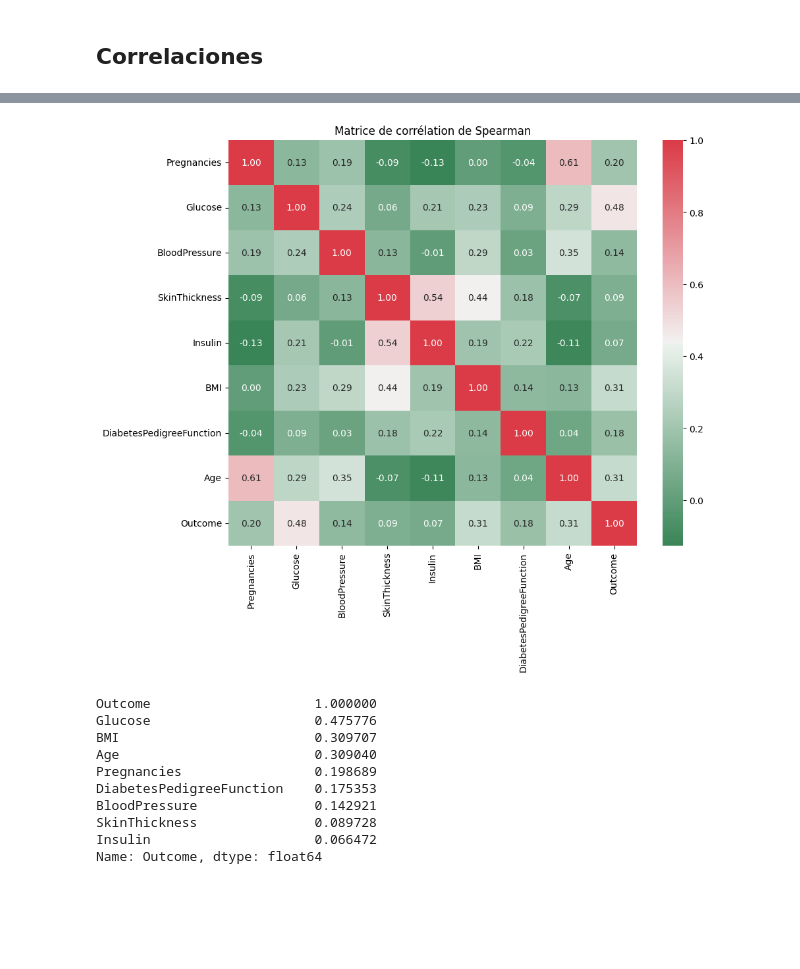
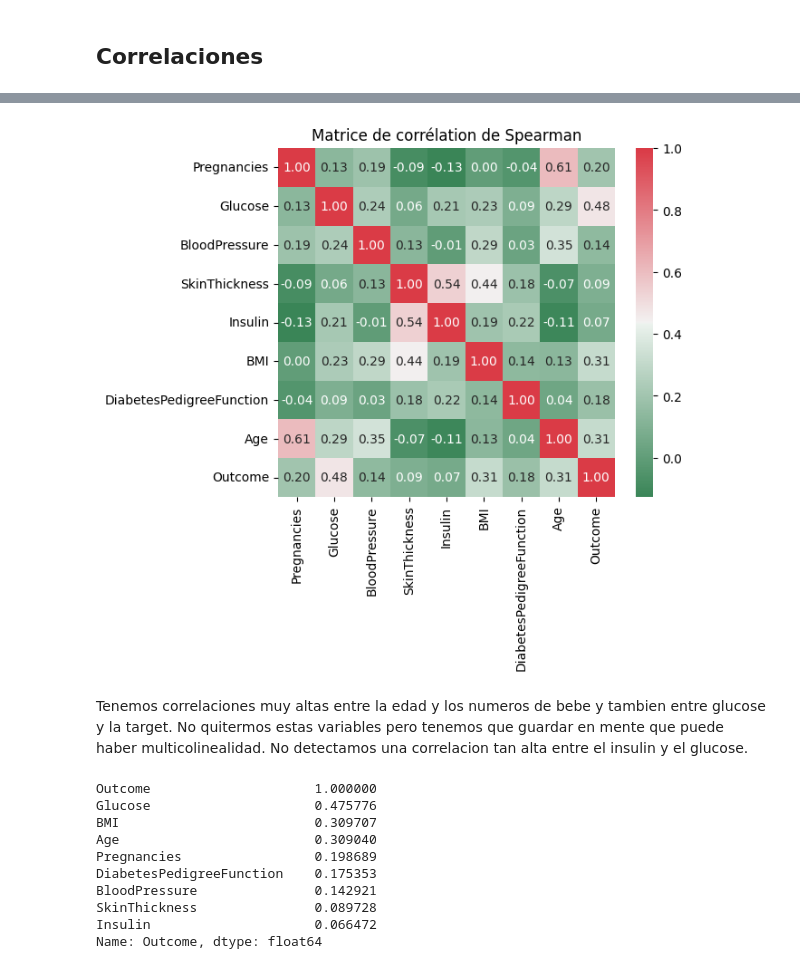
Before and after one commit to Amauryesic/Proyecto_ml, a Jupyter notebook: src/EDA.ipynb, the cells around one changed output, grey strips where cells are left out. Cells and saved outputs as stored; diff of their text form; code cells hidden in the pictures; blank space fills up the shorter version.

```diff
--- a/src/EDA.ipynb
+++ b/src/EDA.ipynb
@@ -198,11 +232,3 @@ plt.tight_layout()
 plt.show()
 # %% [output]
 [figure]
-# %%
-df_raw['Age_bin'] = pd.cut(df_raw['Age'], bins=[20, 30, 40, 50, 60, 70], labels=['20-30', '30-40', '40-50', '50-60','60-70'])
-
-sns.countplot(data=df_raw, x="Age_bin", hue='Outcome', palette="Set2")
-plt.show()
-
-pd.crosstab(df_raw['Age_bin'], df_raw['Outcome'], normalize='index').plot(kind='bar', stacked=True)
-plt.show()
@@ -233,12 +270,14 @@ plt.show()
 # %%
 cmap = sns.diverging_palette(500, 10, as_cmap=True)
-plt.figure(figsize=(10, 8))
+plt.figure(figsize=(6, 5))
 corr = df_raw[num_cols+["Outcome"]].corr(method='spearman')
 sns.heatmap(corr, annot=True, cmap=cmap, fmt=".2f")
 plt.title("Matrice de corrélation de Spearman")
 plt.show()
 # %% [output]
-[figure, old version]
+[figure, new version]
+# %% [markdown]
+Tenemos correlaciones muy altas entre la edad y los numeros de bebe y tambien entre glucose y la target. No quitermos estas variables pero tenemos que guardar en mente que puede haber multicolinealidad. No detectamos una correlacion tan alta entre el insulin y el glucose.
 # %%
 corr["Outcome"].sort_values(ascending=False)
 # %% [output]
```
Also changed, not shown: parts of 29 cells of this notebook.
